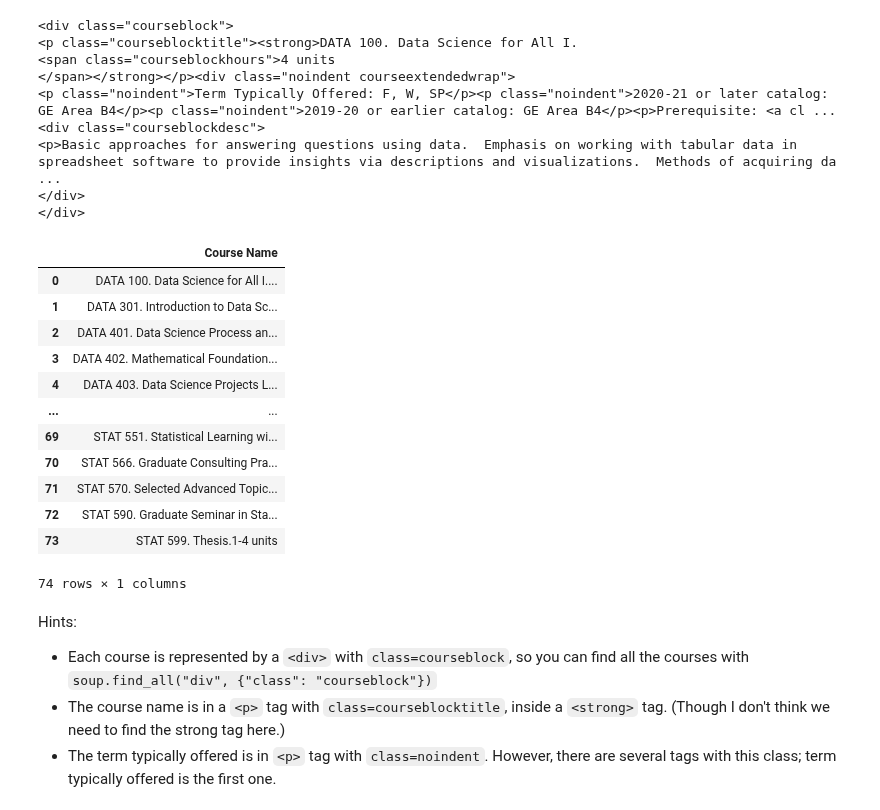
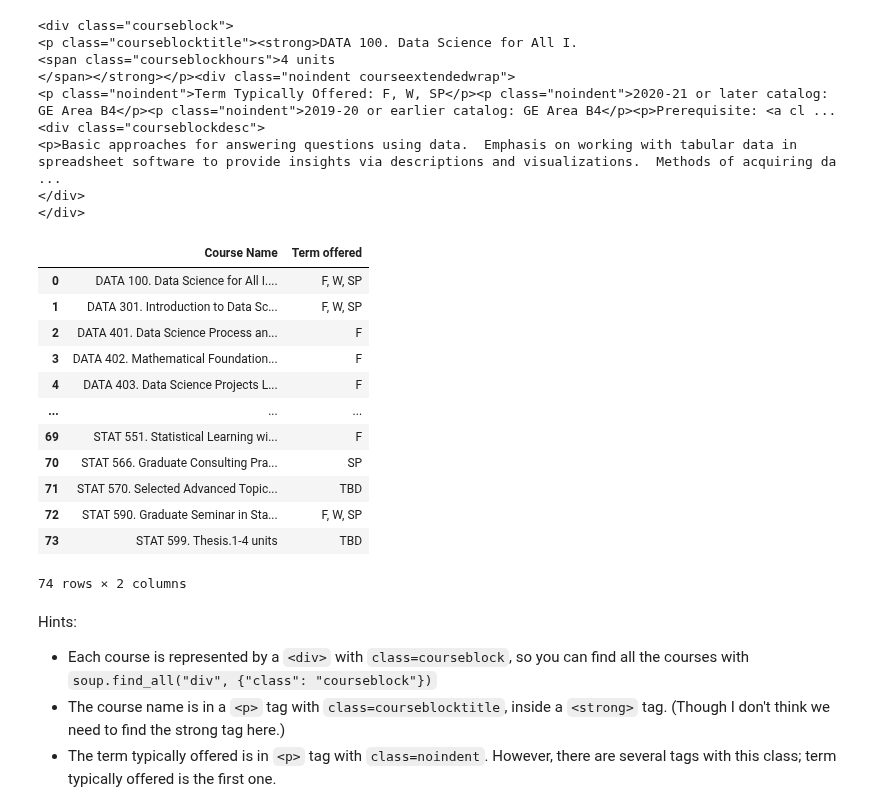
Before and after one commit to EthanSchultz49/GSB-544, a Jupyter notebook: Week_4/Practice_Activity_4_1_Webscraping.ipynb, the cells around one changed output. Saved outputs shown, nothing was run; the diff lists cells and outputs as text; code cells hidden in the pictures.

```diff
--- a/Week_4/Practice_Activity_4_1_Webscraping.ipynb
+++ b/Week_4/Practice_Activity_4_1_Webscraping.ipynb
@@ -256,32 +262,35 @@ table[0]
 # %%
 # initialize an empty list
 rows = []
 
 # iterate over all rows in the faculty table
 for course in table:
     course.find('strong')
     cells = course.find("p", {"class": "courseblocktitle"})
     cell = cells.get_text(strip=True)
-
+    term_tag = course.find("p", {"class": "noindent"})
+    term = term_tag.get_text(strip = True)
+    term = term.split(":",1)[1].strip()
     rows.append({
-    "Course Name": cell
+    "Course Name": cell,
+    "Term offered": term
 })
 
 pd.DataFrame(rows)
 # %% [output]
-|  | Course Name |
-| 0 | DATA 100. Data Science for All I.... |
-| 1 | DATA 301. Introduction to Data Sc... |
-| 2 | DATA 401. Data Science Process an... |
-| 3 | DATA 402. Mathematical Foundation... |
-| 4 | DATA 403. Data Science Projects L... |
-| ... | ... |
-| 69 | STAT 551. Statistical Learning wi... |
-| 70 | STAT 566. Graduate Consulting Pra... |
-| 71 | STAT 570. Selected Advanced Topic... |
-| 72 | STAT 590. Graduate Seminar in Sta... |
-| 73 | STAT 599. Thesis.1-4 units |
+|  | Course Name | Term offered |
+| 0 | DATA 100. Data Science for All I.... | F, W, SP |
+| 1 | DATA 301. Introduction to Data Sc... | F, W, SP |
+| 2 | DATA 401. Data Science Process an... | F |
+| 3 | DATA 402. Mathematical Foundation... | F |
+| 4 | DATA 403. Data Science Projects L... | F |
+| ... | ... | ... |
+| 69 | STAT 551. Statistical Learning wi... | F |
+| 70 | STAT 566. Graduate Consulting Pra... | SP |
+| 71 | STAT 570. Selected Advanced Topic... | TBD |
+| 72 | STAT 590. Graduate Seminar in Sta... | F, W, SP |
+| 73 | STAT 599. Thesis.1-4 units | TBD |
-74 rows × 1 columns
+74 rows × 2 columns
 # %% [markdown]
 Hints:
 
```
Also changed, not shown: parts of 1 cell of this notebook, 12 other files.
